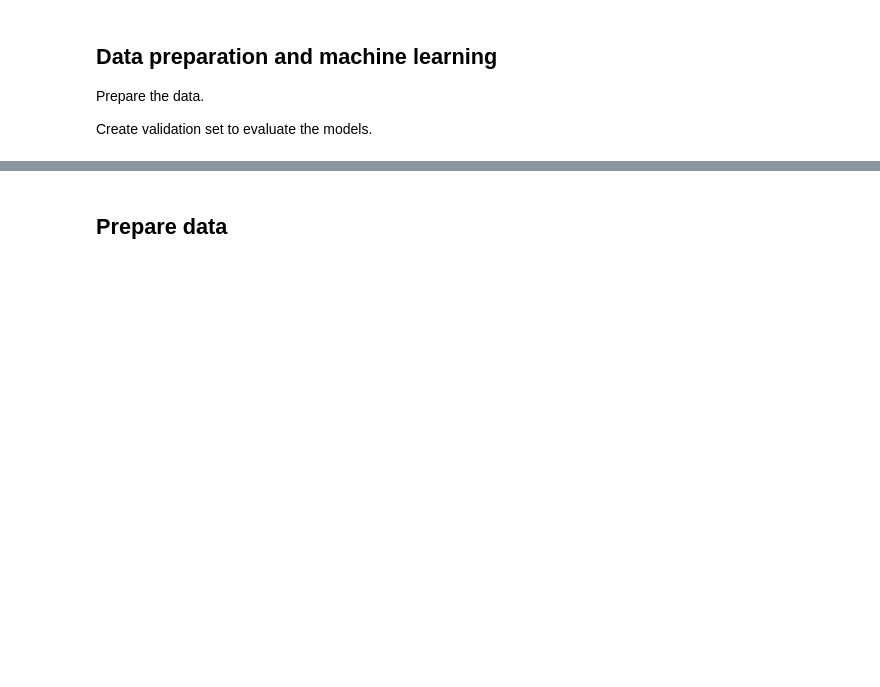
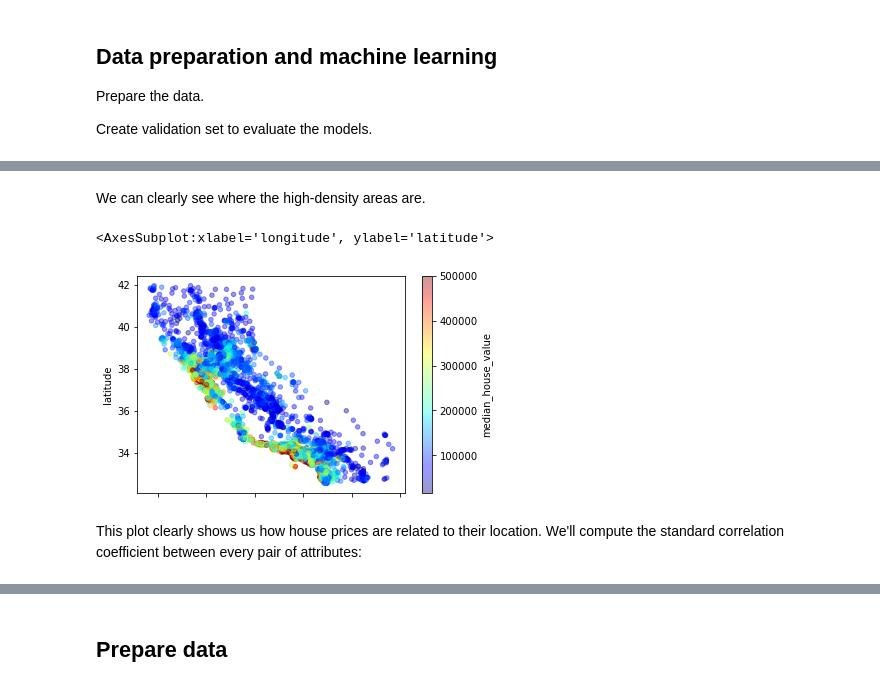
Before and after one commit to MrHencke/DAT158-ML-Oblig1, a Jupyter notebook: notebooks/california_housing.ipynb, the cells around one changed output, grey strips where cells are left out. Saved outputs shown, nothing was run; the diff lists cells and outputs as text; code cells hidden in the pictures; blank space fills up the shorter version.

```diff
--- a/notebooks/california_housing.ipynb
+++ b/notebooks/california_housing.ipynb
@@ -136,0 +137,10 @@ train.plot(kind="scatter", x="longitude", y="latitude", alpha=0.1)
+# %% [markdown]
+We can clearly see where the high-density areas are.
+# %%
+train.plot(kind="scatter", x="longitude", y="latitude", alpha=0.4, c="median_house_value", cmap=plt.get_cmap("jet"), colorbar=True)
+# %% [output]
+<AxesSubplot:xlabel='longitude', ylabel='latitude'>
+[figure, added]
+# %% [markdown]
+This plot clearly shows us how house prices are related to their location.
+We'll compute the standard correlation coefficient between every pair of attributes:
```
Also changed, not shown: parts of 19 cells of this notebook.
